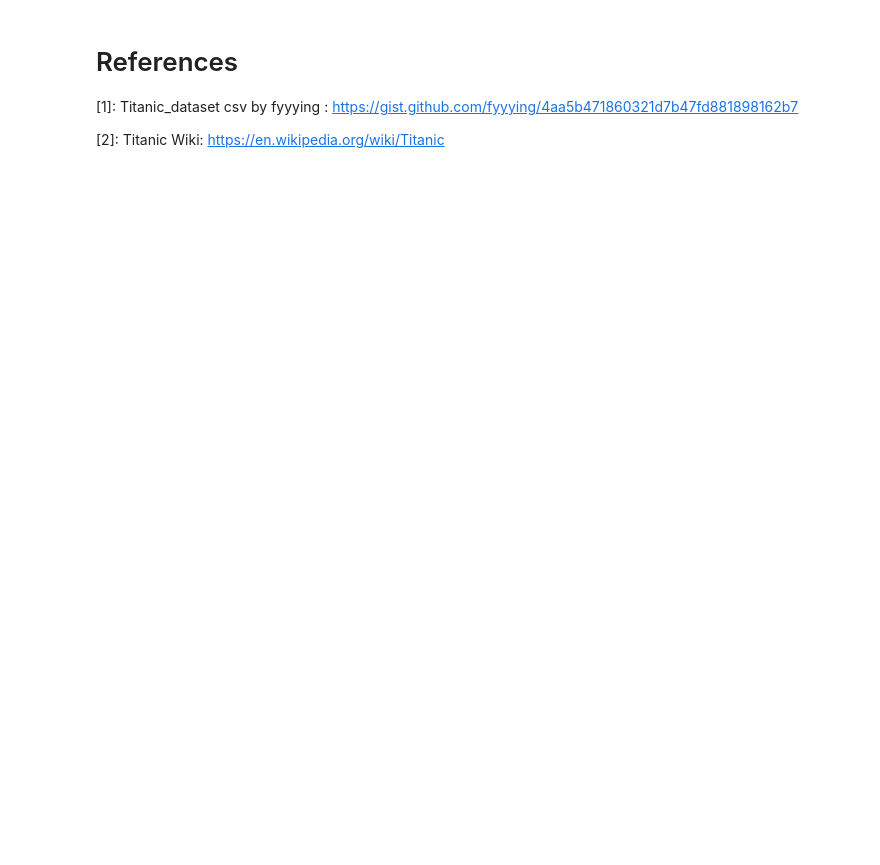
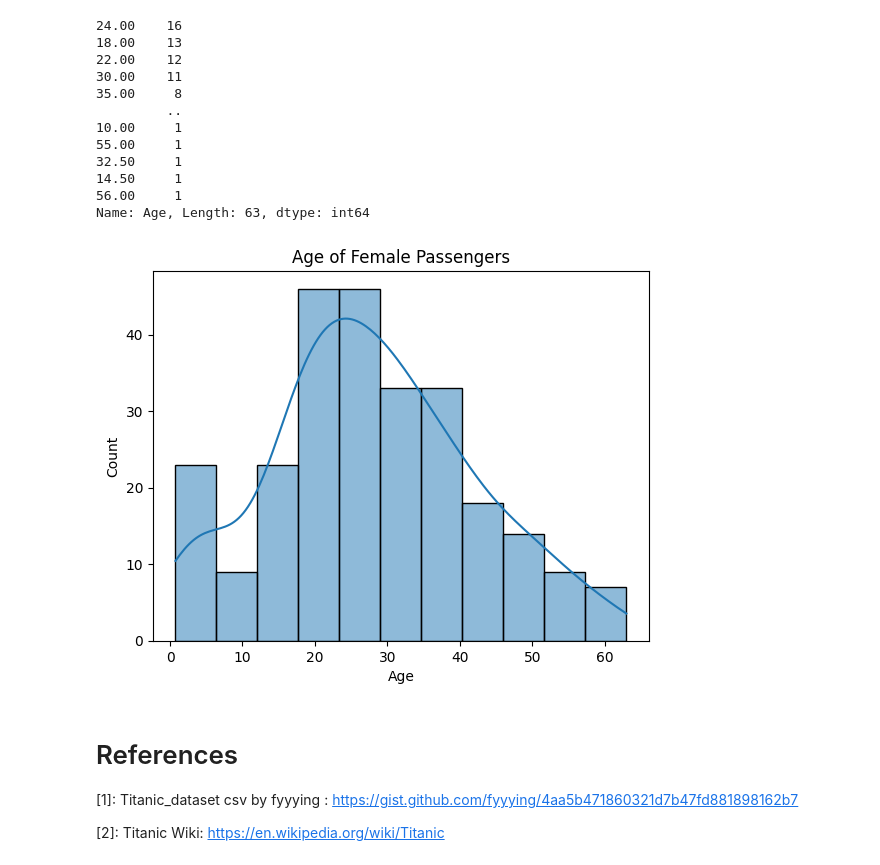
Before and after one commit to StephenCaulfield/Programming-for-Data-Analytics, a Jupyter notebook: PFDAproject.ipynb, the cells around one changed output. Saved outputs shown, nothing was run; the diff lists cells and outputs as text; code cells hidden in the pictures; blank space fills up the shorter version.

```diff
--- a/PFDAproject.ipynb
+++ b/PFDAproject.ipynb
@@ -140,3 +233,22 @@ passengers = pd.read_csv("https://raw.githubusercontent.com/kaob1991/Programming
+# %%
+female_data = passengers.loc[passengers["Sex"] == "female"]
+female_age = female_data["Age"].dropna()
+sns.histplot(data = female_age, kde = True)
+plt.title("Age of Female Passengers")
+# %% [output]
+24.00    16
+18.00    13
+22.00    12
+30.00    11
+35.00     8
+         ..
+10.00     1
+55.00     1
+32.50     1
+14.50     1
+56.00     1
+Name: Age, Length: 63, dtype: int64
+[figure, added]
 # %% [markdown]
 # References
 
```
Also changed, not shown: parts of 8 cells of this notebook.
